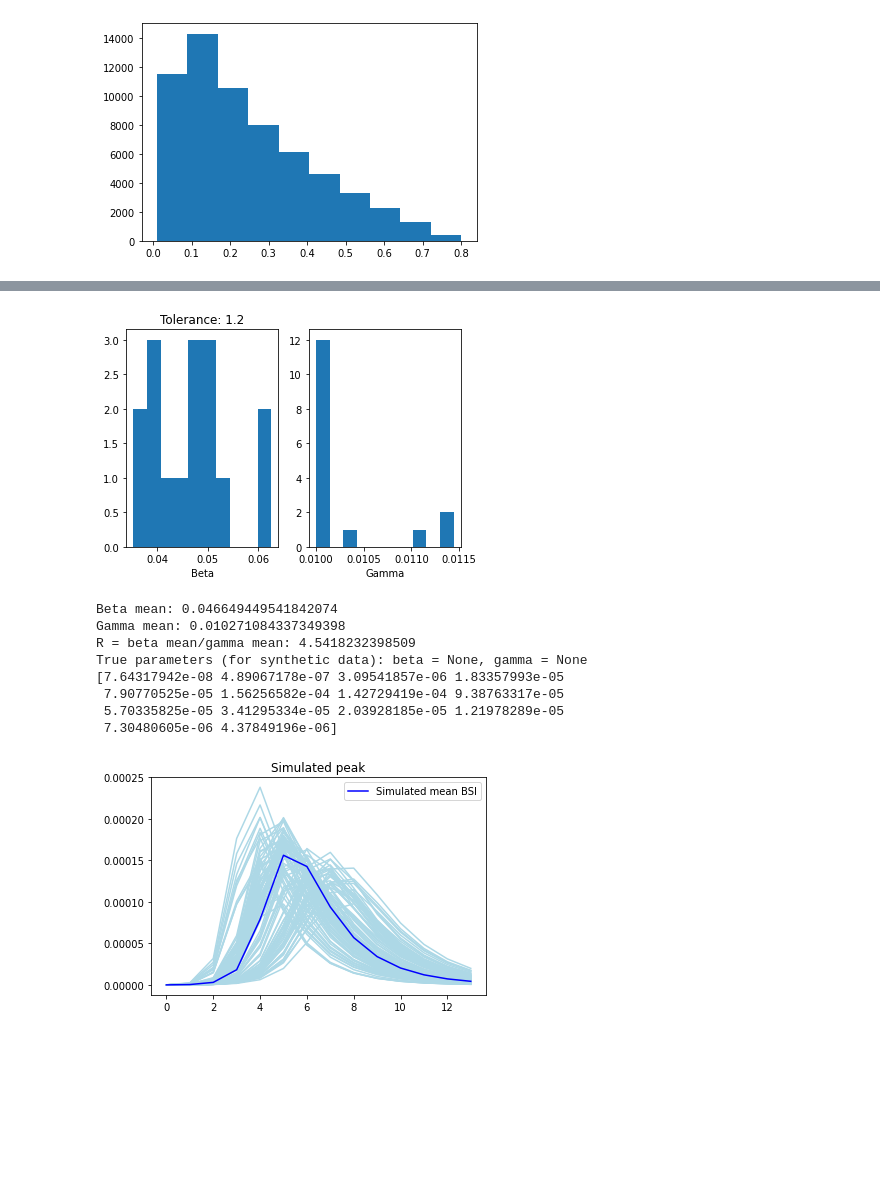
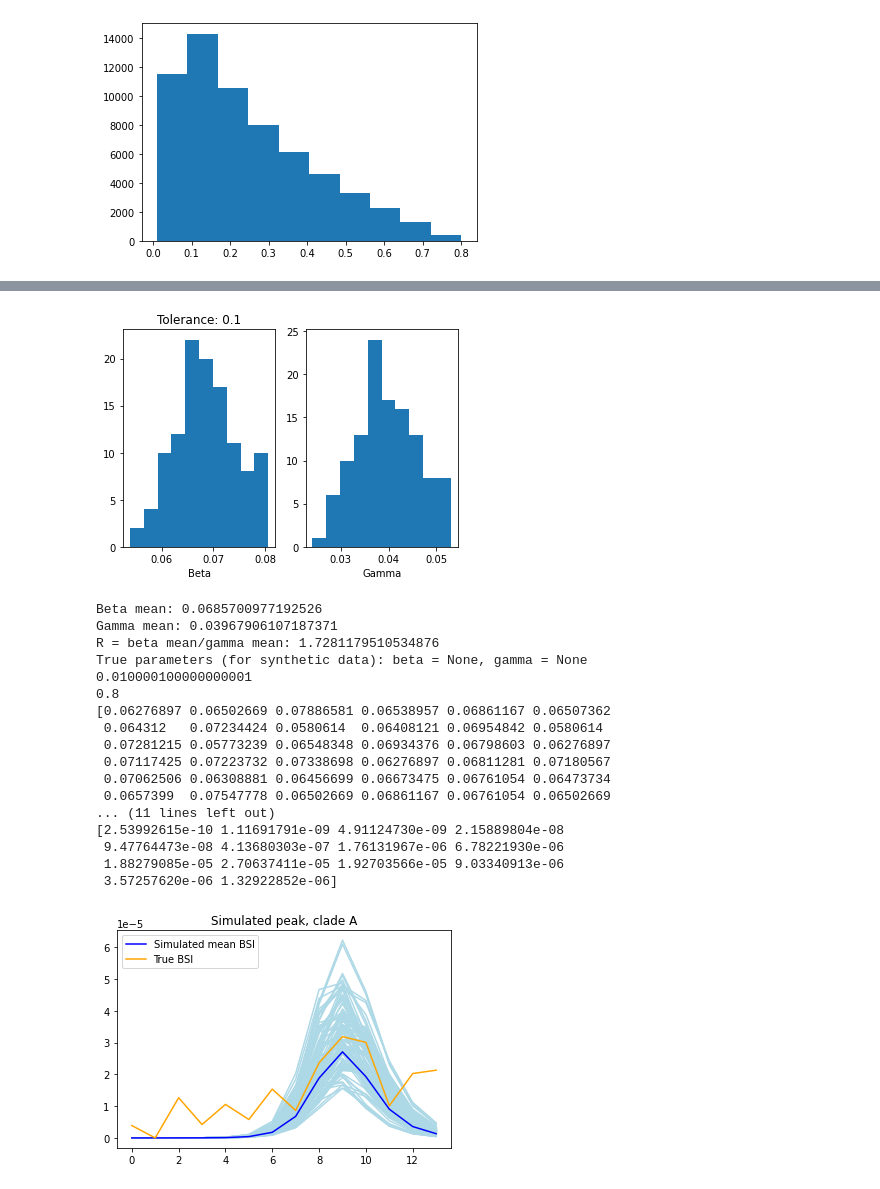
Before and after one commit to fanoja/Ecoli-R0, a Jupyter notebook: grid/grid_visualization.ipynb, the cells around one changed output, grey strips where cells are left out. Drawn from its saved outputs; the diff is of its cells as text; code cells hidden in the pictures; blank space fills up the shorter version.

```diff
--- a/grid/grid_visualization.ipynb
+++ b/grid/grid_visualization.ipynb
@@ -519,7 +521,7 @@ I0 = theta_BSI_A_0*theta_C/(theta_BSI_A_0 + or_hat*theta_BSI - theta_BSI_A_0*or_
 0.07
 # %%
 # Test this by fitting to real data:
-
+print(os.getcwd())
 import grid_params
 importlib.reload(grid_params)
 from grid_params import *
@@ -533,9 +535,10 @@ importlib.reload(cluster.scripts.BSI_functions) # for changes to take effect
 
 use_incidence = True
 is_prop = True
-pop_size = 100000
+pop_size = 1000000
 theta_bsi = 0.00001
 res_id = "I0_test"
+obs_data = "NORM"
 
 print(batch_size)
 
@@ -558,12 +561,4 @@ else:
 plt.plot(bsi_obs)
 plt.title(f"Real BSI clade: {clade}, dataset: {obs_data}")
 plt.savefig(res_root + "real_BSI_obs_" + res_id + ".pdf", format="pdf", bbox_inches="tight")
-
-theta_bsi_a_0 = bsi_obs.iloc[0]/pop_size # note! Incidence data! Need to divide by the population size to get theta_bsi_a!
-
-
-or_hat = get_OR_hat(bsi_pars["or_data"], clade = bsi_pars["clade"], dataset = bsi_pars["dataset"], batch_size = sim_pars["batch_size"], random_state = sim_pars["random_state"])[0]
-I0 = (theta_bsi_a_0*bsi_pars["theta_c"]/(theta_bsi_a_0 + or_hat*bsi_pars["theta_bsi"] - theta_bsi_a_0*or_hat))*sim_pars["pop_size"] # this should be in individuals, not proportions!
-print(f"I0 is {I0}")
-sim_pars["I0"] = I0
 # %% [output]
@@ -611,57 +613,85 @@ plt.hist(pairs[:,0])
 # %%
 # Get the estimated beta and gamma parameters with some tolerance value:
 
+bsi_obs_data = get_incidence_data("data/NORM_incidence.csv", clade = clade, is_prop = True, n_incidence_pop = pop_size)
 
 # Print point estimates:
-eps = 1.2
+eps = 0.1
 
 plot_histograms(dists, pairs[:,0], pairs[:,1], eps, save = False)
 
 print(f"Beta mean: {np.mean(pairs[np.where(dists< eps)[0],0])}")
 print(f"Gamma mean: {np.mean(pairs[np.where(dists < eps)[0],1])}")
 print(f"R = beta mean/gamma mean: {np.mean(pairs[np.where(dists < eps)[0],0])/np.mean(pairs[np.where(dists < eps)[0],1])}")
 print(f"True parameters (for synthetic data): beta = {true_par1}, gamma = {true_par2}")
 
 # Simulate based on the beta and gamma parameters - simulate more than one potential colonization to quantify uncertainty:
+
+# The same indices, however, draws from a uniform distribution over the potential BSI curves (for example, from min(beta) to max(beta)),
+# does not take into account the normal distribution of the parameters
+acc_pairs = pairs[np.where(dists< eps)[0],:]
 n_reps = 100
-par1s = np.random.choice(pairs[np.where(dists< eps)[0],0], size = n_reps) #np.mean(pairs[np.where(dists< eps)[0],0])
-par2s = np.random.choice(pairs[np.where(dists < eps)[0],1], size = n_reps)
+indx = np.random.choice(np.arange(1,len(acc_pairs[:,0])), size = n_reps) # pairs to choose from
+
+par1s = acc_pairs[indx, 0]
+par2s = acc_pairs[indx, 1]
+
+print(par1s)
+
+# random indices: these pairs are potentially not valid biologically:
+#par1s = np.random.choice(pairs[np.where(dists< eps)[0],0], size = n_reps) #np.mean(pairs[np.where(dists< eps)[0],0])
+#par2s = np.random.choice(pairs[np.where(dists < eps)[0],1], size = n_reps)
 
 # In addition, show the mean simulation line:
 mean_simseq = SIR_and_BSI_simulator(par1 = np.mean(pairs[np.where(dists< eps)[0],0]), par2 = np.mean(pairs[np.where(dists < eps)[0],1]), nt = sim_pars["n_weeks"], N = sim_pars["pop_size"],\
                                bsi_pars = bsi_pars, I0 = sim_pars["I0"], is_prop = sim_pars["is_prop"], is_agg = sim_pars["is_agg"],\
                                time_period = sim_pars["time_period"], reparam = sim_pars["reparam"], batch_size = sim_pars["batch_size"],\
                                random_state = sim_pars["random_state"])
-
-print(mean_simseq[0])
 
 for i in range(0,n_reps):
     simseq = SIR_and_BSI_simulator(par1 = par1s[i], par2 = par2s[i], nt = sim_pars["n_weeks"], N = sim_pars["pop_size"],\
                                    bsi_pars = bsi_pars, I0 = sim_pars["I0"], is_prop = sim_pars["is_prop"], is_agg = sim_pars["is_agg"],\
                                    time_period = sim_pars["time_period"], reparam = sim_pars["reparam"], batch_size = sim_pars["batch_size"],\
                                    random_state = sim_pars["random_state"])
 
     plt.plot(simseq[0], color = "lightblue") # jos kerron sadalla, osuu tuohon yhteen piikkiin sentään.
 
 plt.plot(mean_simseq[0], label = "Simulated mean BSI", color = "blue")
+plt.plot(np.array(bsi_obs_data), label = "True BSI", color = "orange")
+
+
 plt.legend()
-plt.title("Simulated peak")
+plt.title(f"Simulated peak, clade {clade}")
 plt.savefig(res_root + "incidence_results_I0_test" + ".pdf", format="pdf", bbox_inches="tight")
 plt.show()
 
-# Plot the simulated vs observed data:
-plt.plot(np.array(bsi_obs_data), label = "True BSI", color = "orange")
+# also include the SIR curve representing the colonization proportion - mean value:
+from cluster.scripts.SIR_functions import SIR, prop_to_nSIR
+colseq = SIR(par1 = np.mean(pairs[np.where(dists< eps)[0],0]), par2 = np.mean(pairs[np.where(dists< eps)[0],1]),\
+             nt = sim_pars["n_weeks"], N = sim_pars["pop_size"], I0 = sim_pars["I0"], reparam = sim_pars["reparam"],\
+             batch_size = sim_pars["batch_size"], random_state = sim_pars["random_state"])
+
+#print(colseq)
+plt.plot(colseq[1][0], label = f"Mean colonization", color = "red")
+plt.title(f"Colonization by clade {clade}")
 plt.show()
-
-# Any change with a nonzero I0?
 # %% [output]
-[figure, old version]
+[figure, new version]
-Beta mean: 0.046649449541842074
-Gamma mean: 0.010271084337349398
-R = beta mean/gamma mean: 4.5418232398509
+Beta mean: 0.0685700977192526
+Gamma mean: 0.03967906107187371
+R = beta mean/gamma mean: 1.7281179510534876
 True parameters (for synthetic data): beta = None, gamma = None
-[7.64317942e-08 4.89067178e-07 3.09541857e-06 1.83357993e-05
- 7.90770525e-05 1.56256582e-04 1.42729419e-04 9.38763317e-05
- 5.70335825e-05 3.41295334e-05 2.03928185e-05 1.21978289e-05
- 7.30480605e-06 4.37849196e-06]
+0.010000100000000001
+0.8
+[0.06276897 0.06502669 0.07886581 0.06538957 0.06861167 0.06507362
+ 0.064312   0.07234424 0.0580614  0.06408121 0.06954842 0.0580614
+ 0.07281215 0.05773239 0.06548348 0.06934376 0.06798603 0.06276897
+ 0.07117425 0.07223732 0.07338698 0.06276897 0.06811281 0.07180567
+ 0.07062506 0.06308881 0.06456699 0.06673475 0.06761054 0.06473734
+ 0.0657399  0.07547778 0.06502669 0.06861167 0.06761054 0.06502669
+... (11 lines left out)
+[2.53992615e-10 1.11691791e-09 4.91124730e-09 2.15889804e-08
+ 9.47764473e-08 4.13680303e-07 1.76131967e-06 6.78221930e-06
+ 1.88279085e-05 2.70637411e-05 1.92703566e-05 9.03340913e-06
+ 3.57257620e-06 1.32922852e-06]
-[figure, old version]
+[figure, new version]
```
Also changed, not shown: parts of 13 cells of this notebook, 3 other files.
